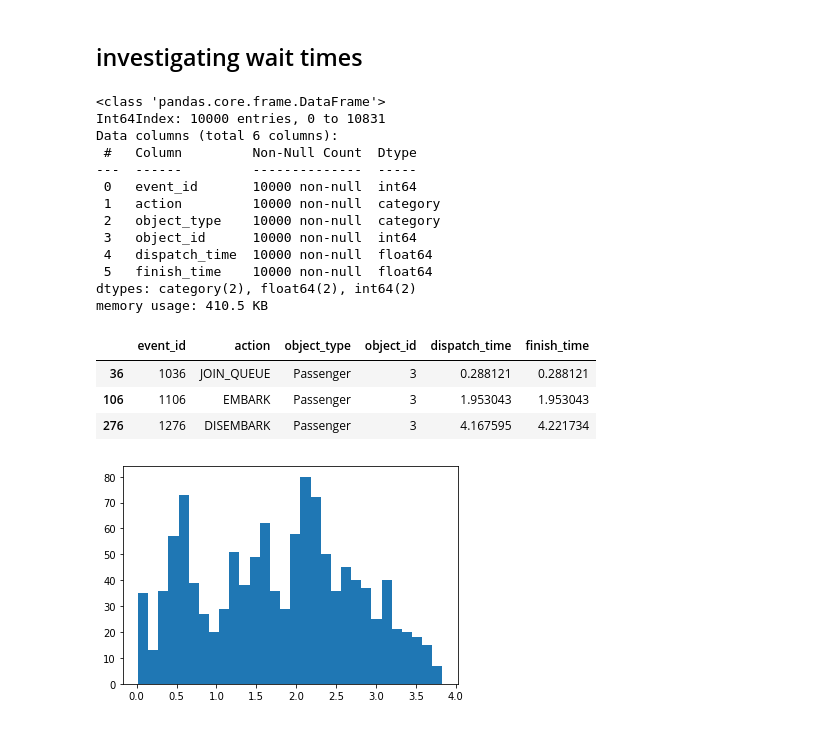
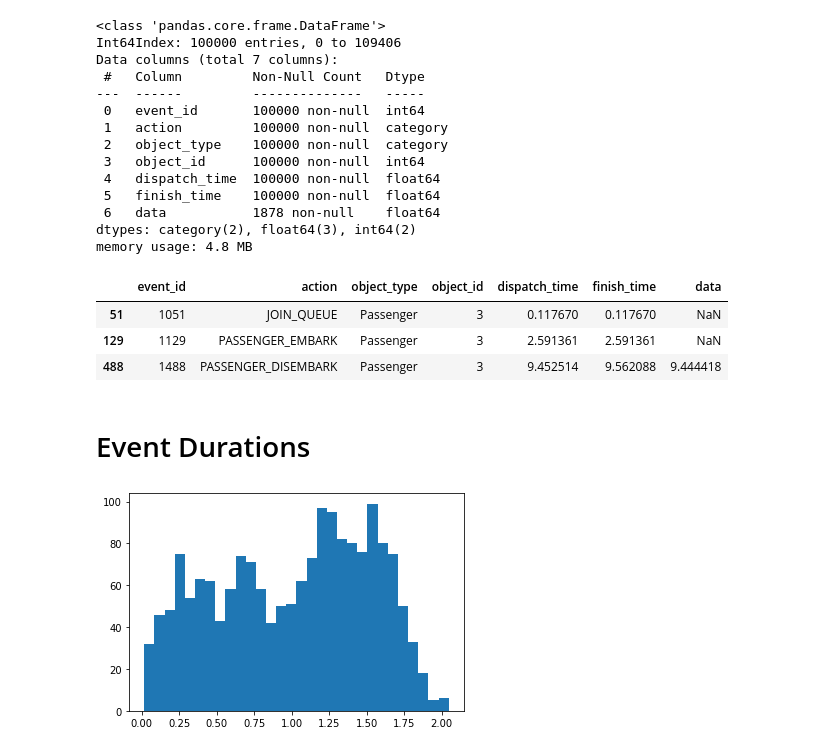
Before and after one commit to leo-ware/busing-sim, a Jupyter notebook: analysis.ipynb, the cells around one changed output. Drawn from its saved outputs; the diff is of its cells as text; code cells hidden in the pictures.

Commit message:
queue length logging

```diff
--- a/analysis.ipynb
+++ b/analysis.ipynb
@@ -5,10 +8,12 @@ import matplotlib.pyplot as plt
 # %%
-path = "/Users/leoware/PycharmProjects/Bus Simulation/data/sim_2021-09-22_22:17:30.567152/log_15buses_#0__2021-09-22 22:17:30.567981.csv"
+path = "/Users/leoware/PycharmProjects/Bus Simulation/data/sim_2021-09-23_00:55:13.587162/log_15buses_#0__2021-09-23 00:55:13.587643.csv"
 
 df_raw = pd.read_csv(path)
 for col in ["object_type", "action", "status"]:
     df_raw[col] = df_raw[col].astype("category")
 
+df_raw["data"] = pd.to_numeric(df_raw["data"].replace("None", ""))
+
 df_raw.info()
 # %% [output]
 <class 'pandas.core.frame.DataFrame'>
@@ -27,6 +33,6 @@ memory usage: 549.9 KB
-# %% [markdown]
-## investigating wait times
 # %%
+# there are two copies of each event, one logged on dispath and one logged on completion
+# we want to merge these together
 dispatched = (df_raw[df_raw["status"] == "DISPATCHED"]
     .rename(columns={"time": "dispatch_time"})
     .drop("status", axis=1))
@@ -36,39 +42,40 @@ finished = (df_raw[df_raw["status"] == "FINISHED"][["event_id", "time"]]
     .rename(columns={"time": "finish_time"}))
 
 # merge them back together to get start and end times for every event
-# events that were in progress when the sim ended are droped
 df = (pd.merge(dispatched, finished, how="left", on="event_id")
-            .dropna()
-            [["event_id", "action", "object_type", "object_id", "dispatch_time", "finish_time"]])
+            [["event_id", "action", "object_type", "object_id", "dispatch_time", "finish_time", "data"]])
+
+# drop events that were in progress when the sim ended
+df = df[df["finish_time"].notna()]
 
 df.info()
 # %% [output]
 <class 'pandas.core.frame.DataFrame'>
-Int64Index: 10000 entries, 0 to 10831
-Data columns (total 6 columns):
- #   Column         Non-Null Count  Dtype
----  ------         --------------  -----
- 0   event_id       10000 non-null  int64
- 1   action         10000 non-null  category
- 2   object_type    10000 non-null  category
- 3   object_id      10000 non-null  int64
- 4   dispatch_time  10000 non-null  float64
- 5   finish_time    10000 non-null  float64
-dtypes: category(2), float64(2), int64(2)
-memory usage: 410.5 KB
+Int64Index: 100000 entries, 0 to 109406
+Data columns (total 7 columns):
+ #   Column         Non-Null Count   Dtype
+---  ------         --------------   -----
+ 0   event_id       100000 non-null  int64
+ 1   action         100000 non-null  category
+ 2   object_type    100000 non-null  category
+ 3   object_id      100000 non-null  int64
+ 4   dispatch_time  100000 non-null  float64
+ 5   finish_time    100000 non-null  float64
+ 6   data           1878 non-null    float64
+dtypes: category(2), float64(3), int64(2)
+memory usage: 4.8 MB
 # %%
 df[(df['object_type'] == 'Passenger') & (df['object_id'] == 3)]
 # %% [output]
-|  | event_id | action | object_type | object_id | dispatch_time | finish_time |
-| 36 | 1036 | JOIN_QUEUE | Passenger | 3 | 0.288121 | 0.288121 |
-| 106 | 1106 | EMBARK | Passenger | 3 | 1.953043 | 1.953043 |
-| 276 | 1276 | DISEMBARK | Passenger | 3 | 4.167595 | 4.221734 |
+|  | event_id | action | object_type | object_id | dispatch_time | finish_time | data |
+| 51 | 1051 | JOIN_QUEUE | Passenger | 3 | 0.117670 | 0.117670 | NaN |
+| 129 | 1129 | PASSENGER_EMBARK | Passenger | 3 | 2.591361 | 2.591361 | NaN |
+| 488 | 1488 | PASSENGER_DISEMBARK | Passenger | 3 | 9.452514 | 9.562088 | 9.444418 |
+# %% [markdown]
+# Event Durations
 # %%
 df['duration'] = df['finish_time'] - df['dispatch_time']
-plt.hist(df[
-    (df["action"] == "DISEMBARK") &
-    (df["object_type"] == "Passenger")
-    ]['duration'], bins=30)
+plt.hist(df[df["action"] == "PASSENGER_DISEMBARK"]['duration'], bins=30)
 plt.show()
 # %% [output]
-[figure, old version]
+[figure, new version]
```
Also changed, not shown: parts of 7 cells of this notebook, 4 other files.
